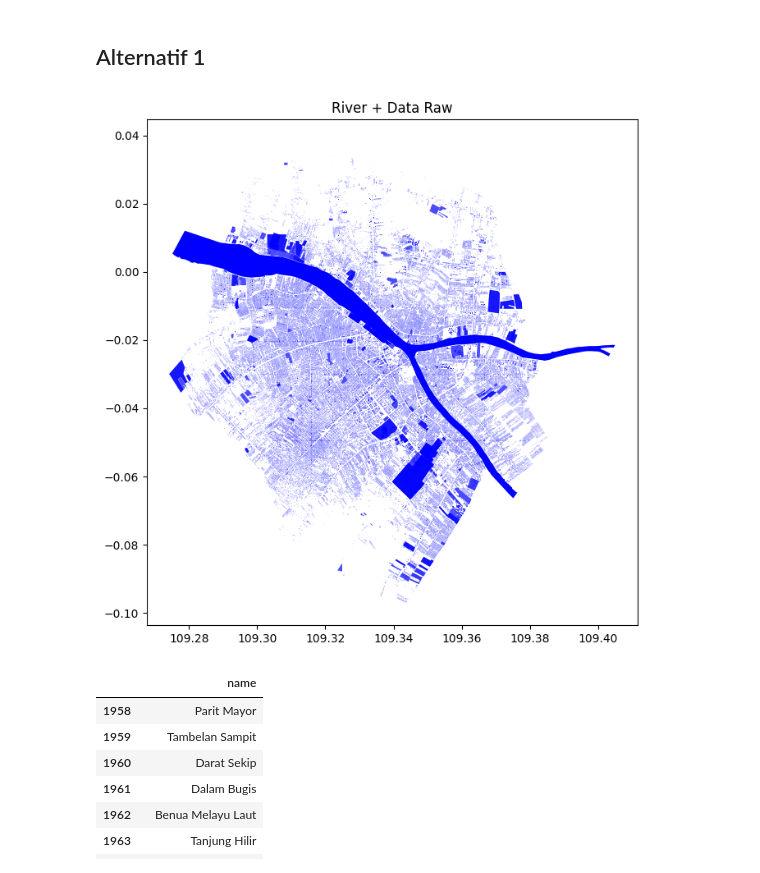
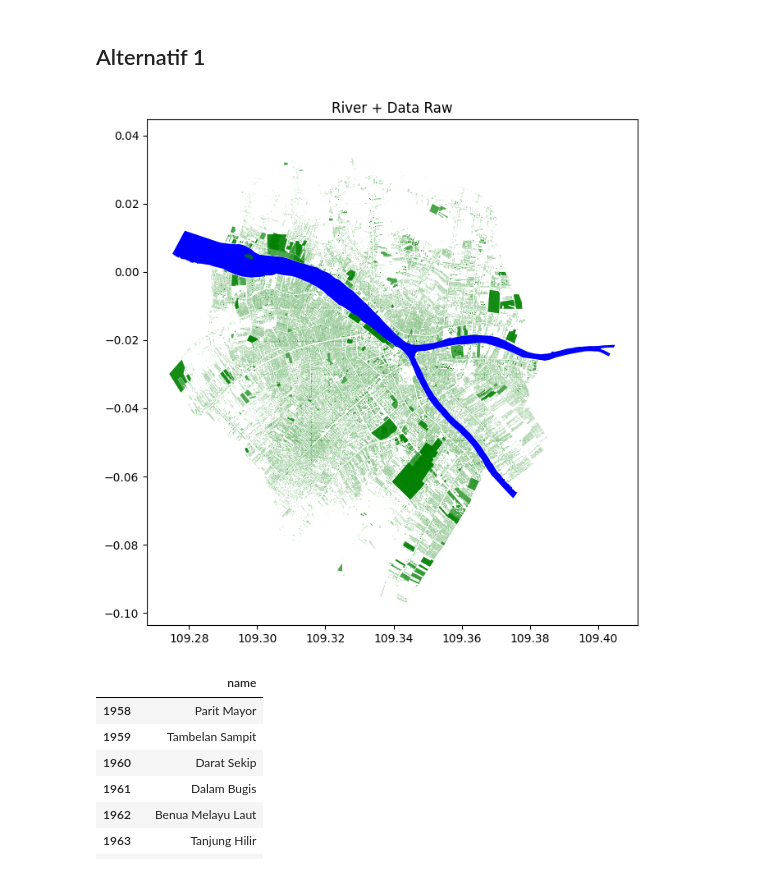
Before and after one commit to alzimna/ara, a Jupyter notebook: Code/ara_team_project.ipynb, the cells around one changed output. Cells and saved outputs as stored; diff of their text form; code cells hidden in the pictures.

```diff
--- a/Code/ara_team_project.ipynb
+++ b/Code/ara_team_project.ipynb
@@ -899,13 +864,13 @@ Karena banyak bangunan yang tidak teridentifikasi kegunaannya, mungkin sebaiknya
 # %%
 fig, ax = plt.subplots(figsize=(8,8))
 
 river.plot(ax=ax, color="blue", linewidth=1)
-data_raw.plot(ax=ax, color="blue", markersize=5, alpha=0.7)
+data_raw.plot(ax=ax, color="green", markersize=5, alpha=0.7)
 
 plt.title("River + Data Raw")
 plt.show()
 # %% [output]
-[figure, old version]
+[figure, new version]
 # %%
 buffer = river.geometry.buffer(100)  # 100 meters
 mask = desa.intersects(buffer.iloc[0])
```
Also changed, not shown: parts of 2 cells of this notebook.
